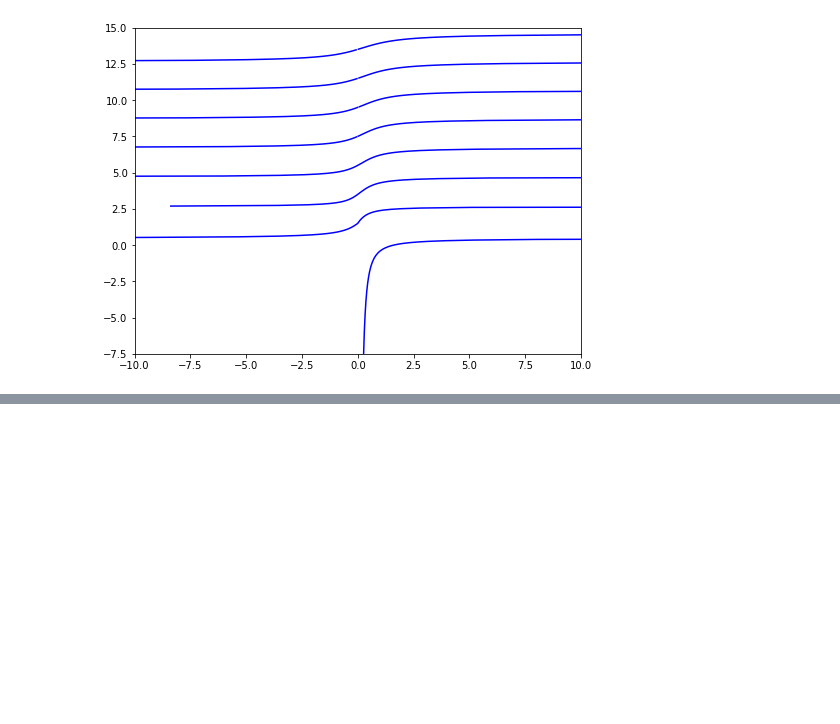
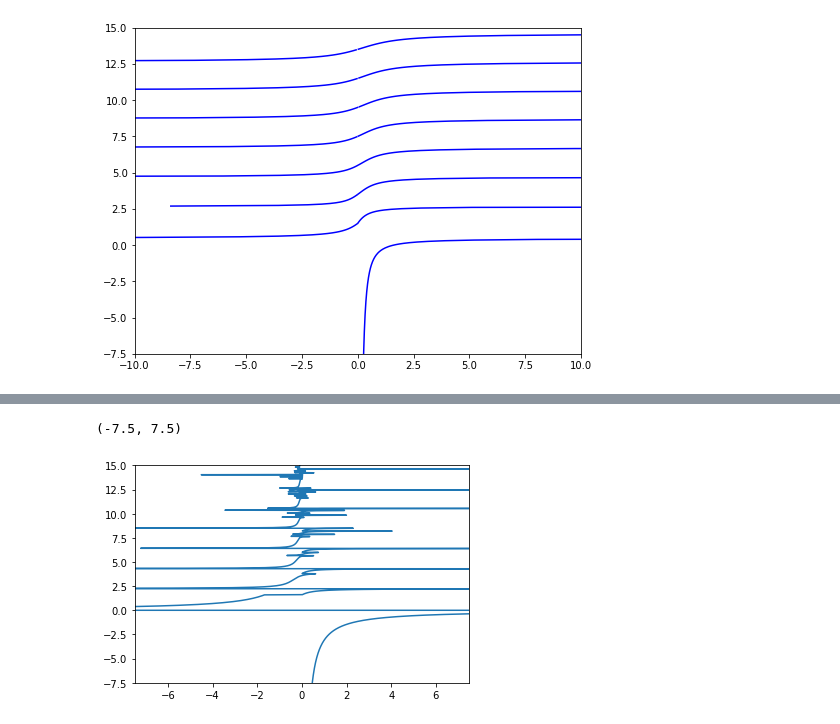
Before and after one commit to TsspGit/Ultracold_Atoms_src, a Jupyter notebook: ICIR_Theory/Untitled.ipynb, the cells around one changed output, grey strips where cells are left out. Saved outputs shown, nothing was run; the diff lists cells and outputs as text; code cells hidden in the pictures; blank space fills up the shorter version.

```diff
--- a/ICIR_Theory/Untitled.ipynb
+++ b/ICIR_Theory/Untitled.ipynb
@@ -45,0 +60,7 @@ ax.set_ylim(-7.5, 15)
+# %%
+plt.plot(a3D, E)
+plt.ylim(-7.5, 15)
+plt.xlim(-7.5, 7.5)
+# %% [output]
+(-7.5, 7.5)
+[figure, added]
```
Also changed, not shown: parts of 3 cells of this notebook, 16 other files.
